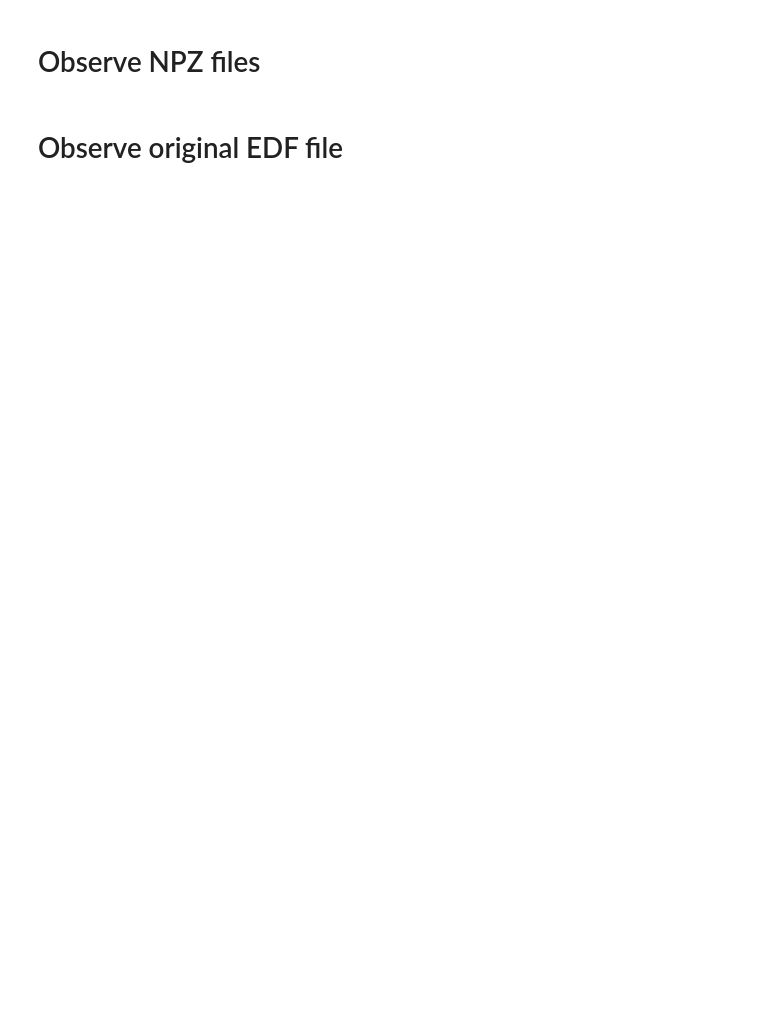
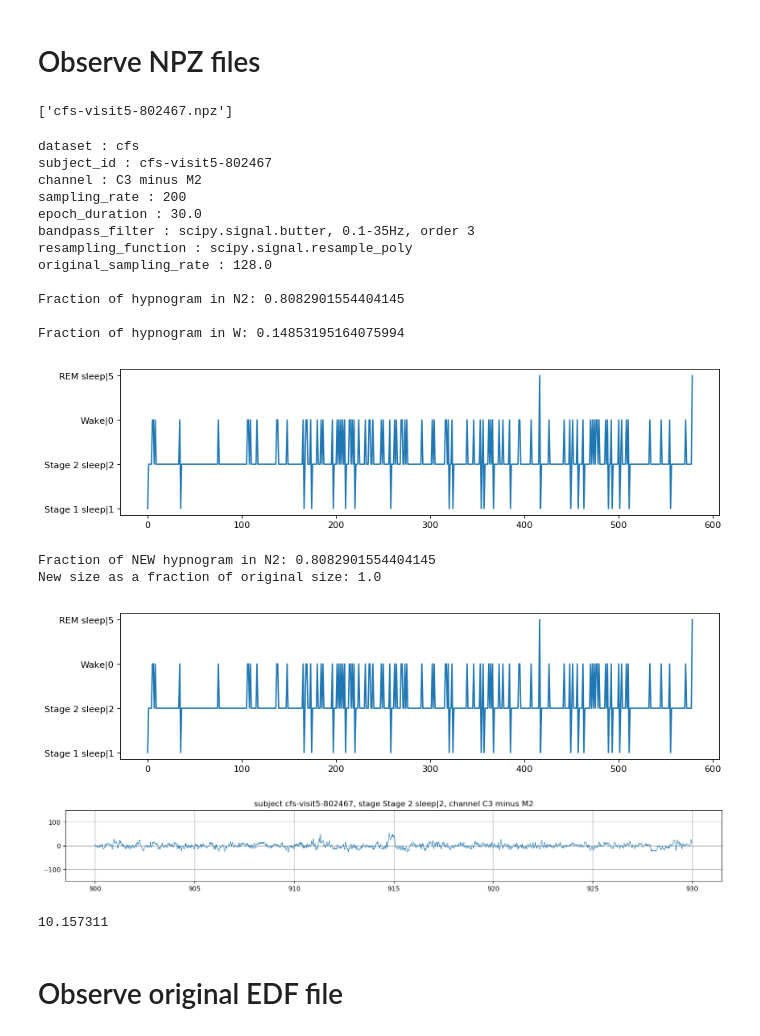
Before and after one commit to nicolasigor/sleep-rnn, a Jupyter notebook: notebooks/2021_nsrr_dev.ipynb, the cells around one changed output. Cells and saved outputs as stored; diff of their text form; code cells hidden in the pictures; blank space fills up the shorter version.

```diff
--- a/notebooks/2021_nsrr_dev.ipynb
+++ b/notebooks/2021_nsrr_dev.ipynb
@@ -17,49 +17,68 @@ viz.notebook_full_width()
 # %% [markdown]
 # Observe NPZ files
 # %%
-dataset_name = 'chat1'
+dataset_name = 'cfs'
 dataset_path = os.path.abspath(os.path.join(utils.PATH_DATA, 'nsrr', dataset_name, 'register_and_state'))
 subject_files = os.listdir(dataset_path)
 subject_files = [f for f in subject_files if '.npz' in f]
 subject_files.sort()
 print(subject_files)
+# %% [output]
+['cfs-visit5-802467.npz']
 # %%
-single_file = subject_files[1]
+single_file = subject_files[0]
 
 data_dict = np.load(os.path.join(dataset_path, single_file))
 
 for key in ['dataset', 'subject_id', 'channel', 'sampling_rate', 'epoch_duration', 'bandpass_filter', 'resampling_function', 'original_sampling_rate']:
     print(key,":",data_dict[key])
 
 signal = data_dict['signal']
 hypnogram = data_dict['hypnogram']
 fs = data_dict['sampling_rate']
 
 n2_id = 'Stage 2 sleep|2'
 w_id = 'Wake|0'
 n2_fraction = np.mean(hypnogram == n2_id)
 w_fraction = np.mean(hypnogram == w_id)
 print("\nFraction of hypnogram in N2:", n2_fraction)
 print("\nFraction of hypnogram in W:", w_fraction)
 
 fig, ax = plt.subplots(1, 1, figsize=(12, 3), dpi=80)
 ax.plot(hypnogram)
 plt.show()
 
 # ignorar inicios y fines en etapa Wake|0 o ?
 # mejor aun:only N2 como en cap, usando la segmentacion original de 30s
 epoch_samples = int(30 * fs)
 new_signal, new_hypnogram = nsrr_utils.short_signal_to_n2(signal, hypnogram, epoch_samples, n2_id)
 
 n2_fraction = np.mean(new_hypnogram == n2_id)
 print("\nFraction of NEW hypnogram in N2:", n2_fraction)
 print("New size as a fraction of original size:", new_hypnogram.size / hypnogram.size)
 
 fig, ax = plt.subplots(1, 1, figsize=(12, 3), dpi=80)
 ax.plot(new_hypnogram)
 plt.show()
+# %% [output]
+dataset : cfs
+subject_id : cfs-visit5-802467
+channel : C3 minus M2
+sampling_rate : 200
+epoch_duration : 30.0
+bandpass_filter : scipy.signal.butter, 0.1-35Hz, order 3
+resampling_function : scipy.signal.resample_poly
+original_sampling_rate : 128.0
+
+Fraction of hypnogram in N2: 0.8082901554404145
+
+Fraction of hypnogram in W: 0.14853195164075994
+[figure, added]
+Fraction of NEW hypnogram in N2: 0.8082901554404145
+New size as a fraction of original size: 1.0
+[figure, added]
 # %%
-page_to_draw = 50 # 272
+page_to_draw = 30 # 272
 
 epoch_samples = int(data_dict['epoch_duration'] * fs)
 start_sample = page_to_draw * epoch_samples
@@ -77,8 +96,12 @@ ax.set_title(title_str)
 ax.set_ylim([-150, 150])
 ax.grid()
 plt.show()
+# %% [output]
+[figure, added]
 # %%
 signal.std()
+# %% [output]
+10.157311
 # %%
 freq, power = utils.power_spectrum_by_sliding_window(segment_signal, fs, window_duration=5)
 plt.plot(freq, power)
```
